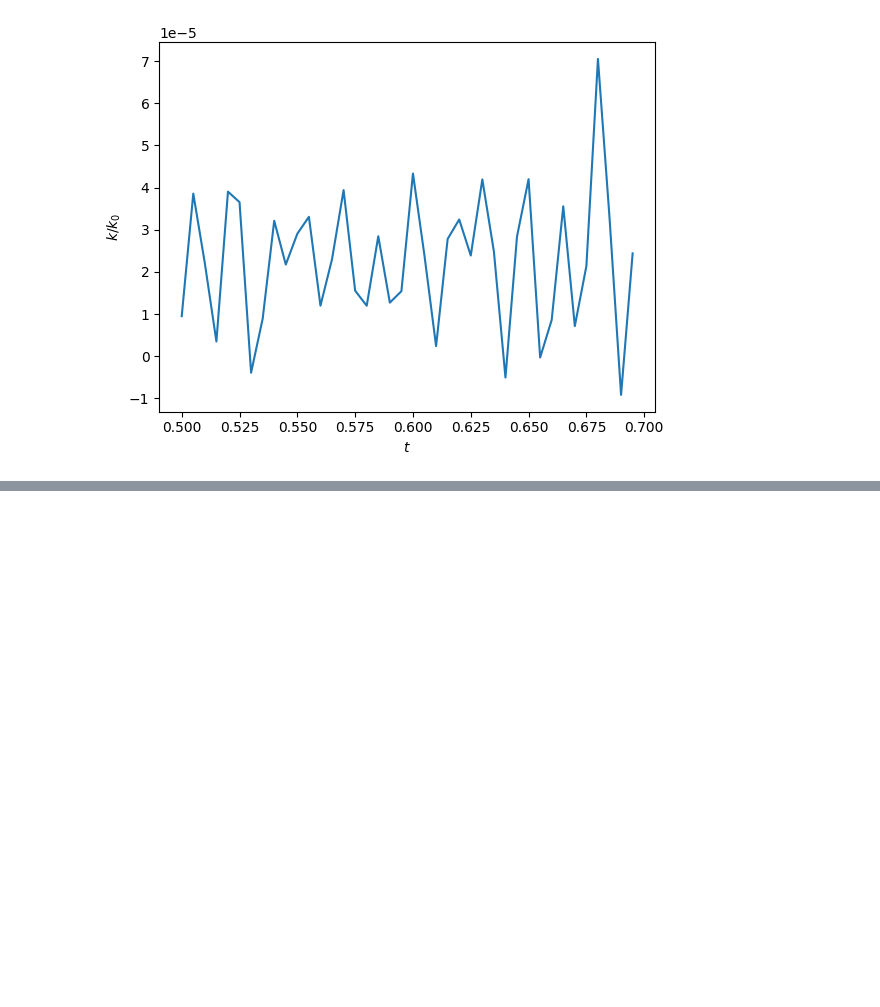
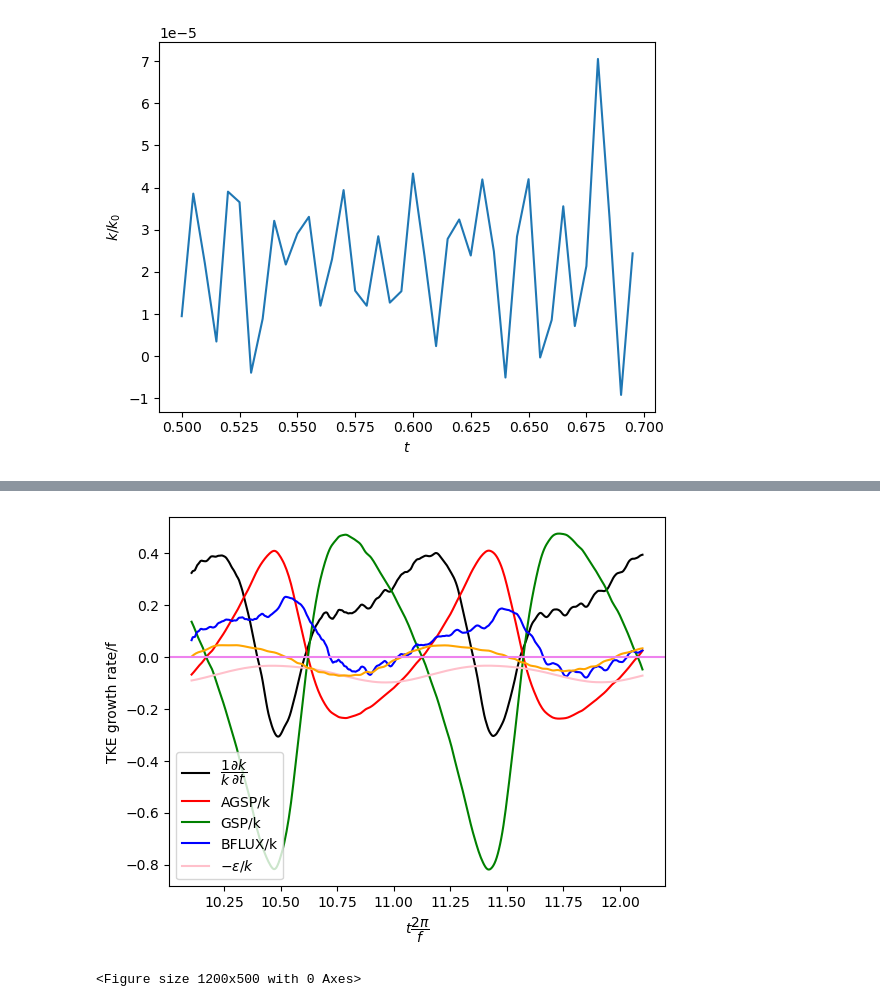
Before and after one commit to loganpknudsen/BottomBoundaryLayer, a Jupyter notebook: Result_Calculations/TKE_terms.ipynb, the cells around one changed output, grey strips where cells are left out. Saved outputs shown, nothing was run; the diff lists cells and outputs as text; code cells hidden in the pictures; blank space fills up the shorter version.

```diff
--- a/Result_Calculations/TKE_terms.ipynb
+++ b/Result_Calculations/TKE_terms.ipynb
@@ -192,18 +207,21 @@ AGSP_spatial_average_time_series_ip
 # %%
 ts = 2081
 tf = 2481
 plt.plot(dkdt.intp[ts:tf],1e4*dkdt[ts:tf]/KE_turb_ip[ts:tf],color="k",label='$\dfrac{1}{k}\dfrac{\partial k}{\partial t}$')
 plt.plot(AGSP_spatial_average_time_series_ip.intp[ts:tf],1e4*AGSP_spatial_average_time_series_ip.values[ts:tf]/KE_turb_ip.values[ts:tf],color='red',label='AGSP/k')
 plt.plot(GSP_spatial_average_time_series_ip.intp[ts:tf],GSP_spatial_average_time_series_ip.values[ts:tf]/KE_turb_ip.values[ts:tf]*1e4,color='green',label='GSP/k')
 plt.plot(BFLUX_spatial_average_time_series_ip.intp[ts:tf],BFLUX_spatial_average_time_series_ip.values[ts:tf]/KE_turb_ip.values[ts:tf]*1e4,color='blue',label='BFLUX/k')
-# plt.plot(E_spatial_average_time_series_ip.intp[ts:tf],-1*E_spatial_average_time_series_ip.values[ts:tf]/KE_turb_ip.values[ts:tf]*1e4,color='pink',label='$-\epsilon/k$')
+plt.plot(E_spatial_average_time_series_ip.intp[ts:tf],-1*E_spatial_average_time_series_ip.values[ts:tf]/KE_turb_ip.values[ts:tf]*1e4,color='pink',label='$-\epsilon/k$')
 plt.plot(PWORK_spatial_average_time_series_ip.intp[ts:tf],1e4*PWORK_spatial_average_time_series_ip.values[ts:tf]/KE_spatial_average_time_series_ip.values[ts:tf],color='orange')
 plt.axhline(color="violet")
 plt.xlabel("$t\dfrac{2\pi}{f}$")
 plt.ylabel("TKE growth rate/f")
 plt.legend(loc='lower left')
 plt.figure(figsize=(12,5))
 plt.show()
+# %% [output]
+[figure, added]
+<Figure size 1200x500 with 0 Axes>
 # %%
 eps_spatial_average_time_series = ocean_data.E.mean(dim=['xC','yC','zC'])
 # %%
```
Also changed, not shown: parts of 29 cells of this notebook.
